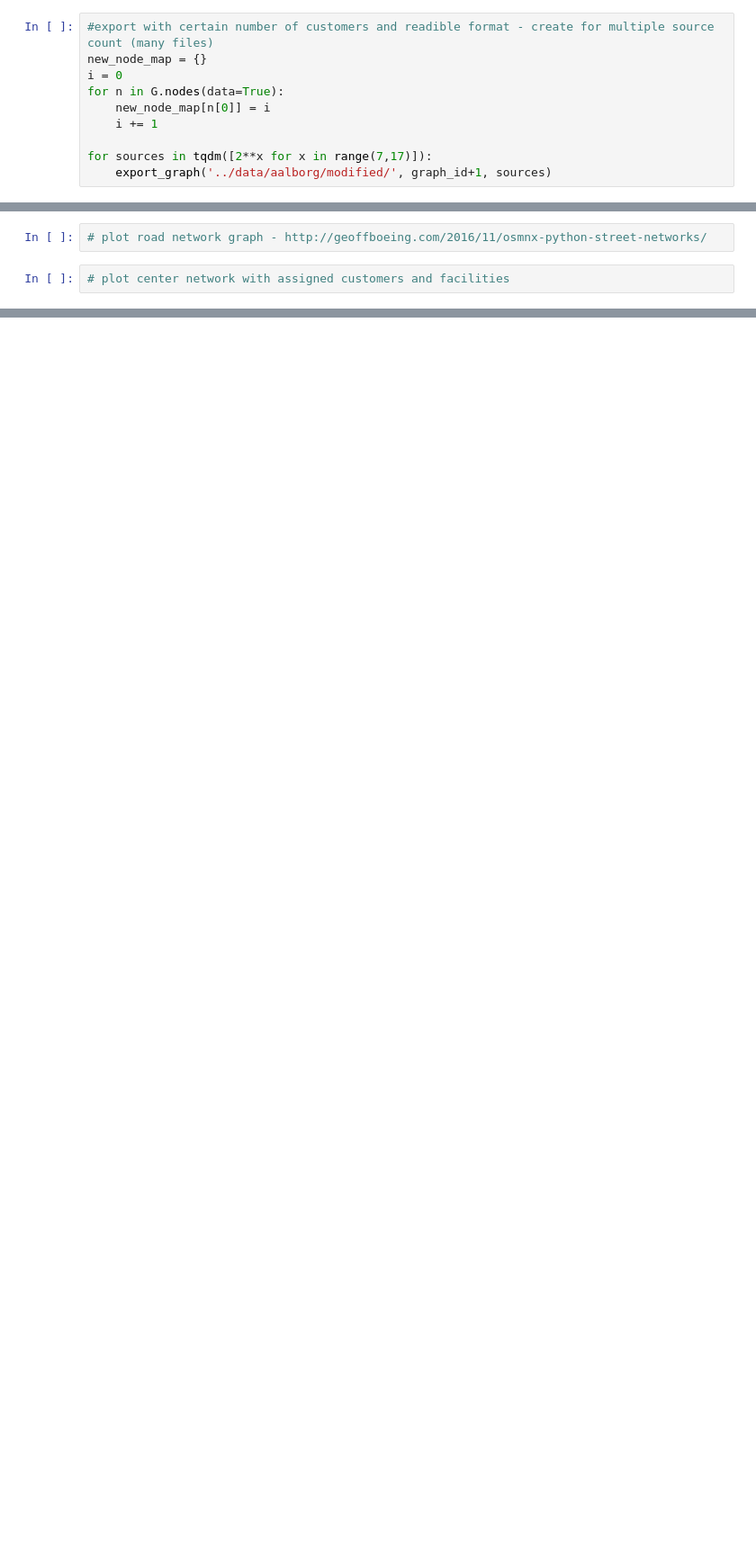
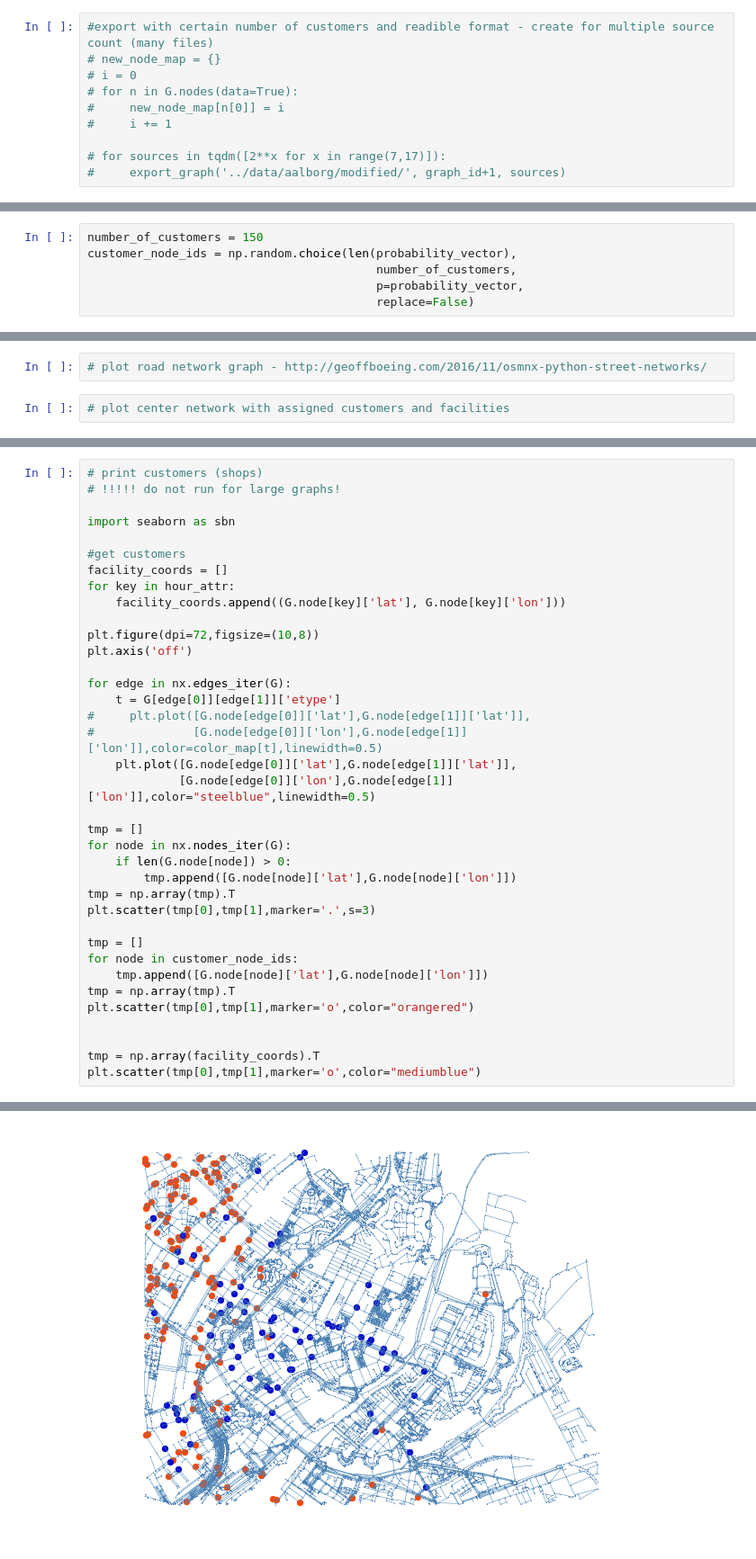
Before and after one commit to allogn/wma, a Jupyter notebook: scripts/CleanGraph.ipynb, the cells around one changed output, grey strips where cells are left out. Shown at 90% size. Saved outputs shown, nothing was run; the diff lists cells and outputs as text; blank space fills up the shorter version.

```diff
--- a/scripts/CleanGraph.ipynb
+++ b/scripts/CleanGraph.ipynb
@@ -188,11 +161,11 @@ def export_graph(path, graph_id, sources):
             f.write("%s %s\n" % (n[1]['lat'], n[1]['lon']))
 # %%
 #export with certain number of customers and readible format - create for multiple source count (many files)
-new_node_map = {}
-i = 0
-for n in G.nodes(data=True):
-    new_node_map[n[0]] = i
-    i += 1
+# new_node_map = {}
+# i = 0
+# for n in G.nodes(data=True):
+#     new_node_map[n[0]] = i
+#     i += 1
 
-for sources in tqdm([2**x for x in range(7,17)]):
-    export_graph('../data/aalborg/modified/', graph_id+1, sources)
+# for sources in tqdm([2**x for x in range(7,17)]):
+#     export_graph('../data/aalborg/modified/', graph_id+1, sources)
@@ -359,0 +338,6 @@ df.mean()
+# %%
+number_of_customers = 150
+customer_node_ids = np.random.choice(len(probability_vector),
+                                         number_of_customers,
+                                         p=probability_vector,
+                                         replace=False)
@@ -412,0 +411,38 @@ TypeError: 'instancemethod' object has no attribute '__getitem__'
+# %%
+# print customers (shops)
+# !!!!! do not run for large graphs!
+
+import seaborn as sbn
+
+#get customers
+facility_coords = []
+for key in hour_attr:
+    facility_coords.append((G.node[key]['lat'], G.node[key]['lon']))
+
+plt.figure(dpi=72,figsize=(10,8))
+plt.axis('off')
+
+for edge in nx.edges_iter(G):
+    t = G[edge[0]][edge[1]]['etype']
+#     plt.plot([G.node[edge[0]]['lat'],G.node[edge[1]]['lat']],
+#              [G.node[edge[0]]['lon'],G.node[edge[1]]['lon']],color=color_map[t],linewidth=0.5)
+    plt.plot([G.node[edge[0]]['lat'],G.node[edge[1]]['lat']],
+             [G.node[edge[0]]['lon'],G.node[edge[1]]['lon']],color="steelblue",linewidth=0.5)
+
+tmp = []
+for node in nx.nodes_iter(G):
+    if len(G.node[node]) > 0:
+        tmp.append([G.node[node]['lat'],G.node[node]['lon']])
+tmp = np.array(tmp).T
+plt.scatter(tmp[0],tmp[1],marker='.',s=3)
+
+tmp = []
+for node in customer_node_ids:
+    tmp.append([G.node[node]['lat'],G.node[node]['lon']])
+tmp = np.array(tmp).T
+plt.scatter(tmp[0],tmp[1],marker='o',color="orangered")
+
+
+tmp = np.array(facility_coords).T
+plt.scatter(tmp[0],tmp[1],marker='o',color="mediumblue")
+# %% [output]
@@ -412,0 +450 @@ TypeError: 'instancemethod' object has no attribute '__getitem__'
+[figure, added]
```
Also changed, not shown: parts of 19 cells of this notebook.
